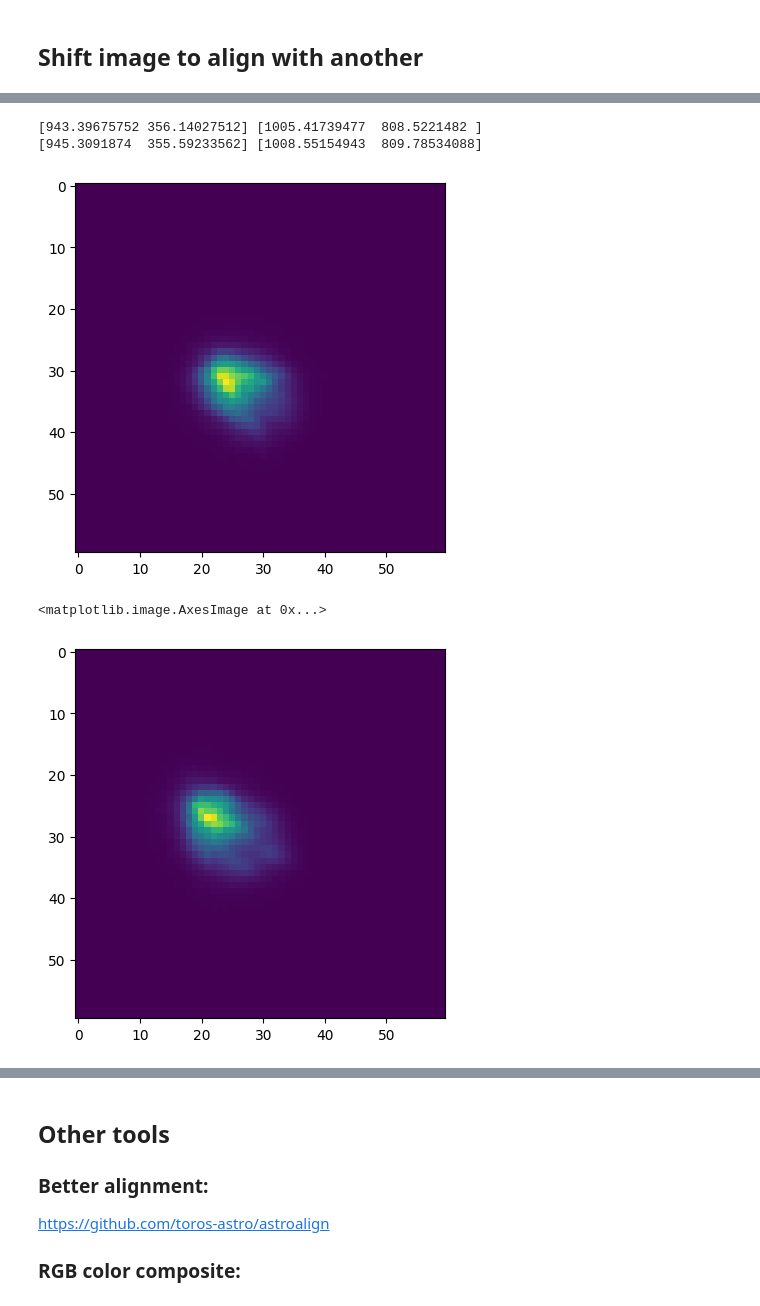
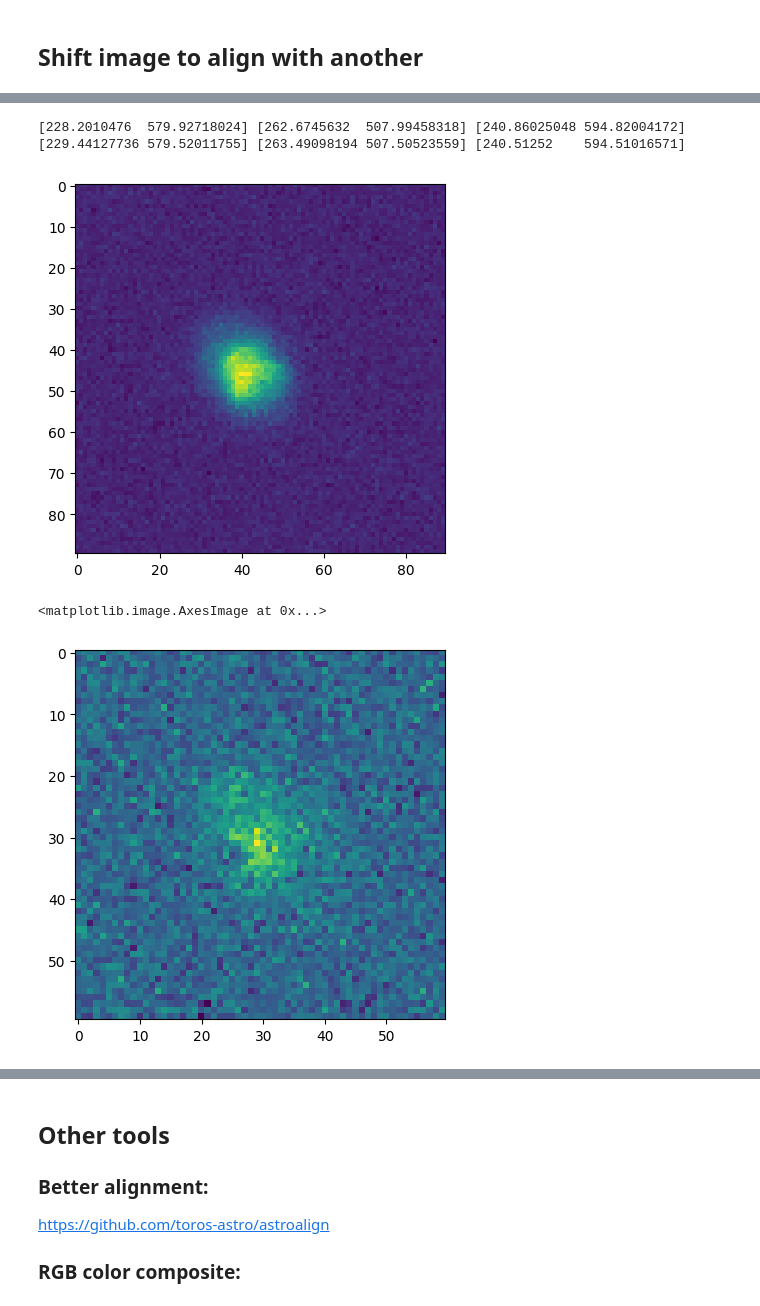
Before and after one commit to wisewizardofthestars/LA, a Jupyter notebook: IV-Image_Alignment.ipynb, the cells around one changed output, grey strips where cells are left out. Cells and saved outputs as stored; diff of their text form; code cells hidden in the pictures.

Commit message:
shifted images among 3 filters and aligned together creating final outcome

```diff
--- a/IV-Image_Alignment.ipynb
+++ b/IV-Image_Alignment.ipynb
@@ -12,12 +14,15 @@ from astropy.io import fits
 ## Shift image to align with another
 # %%
 #First load two other images:
-dir="/content/sample_data/"
-data1 = fits.getdata(dir+'altair_Blue_0012.fits')
-data2 = fits.getdata(dir+'altair_Blue_0013.fits')
-head1 = fits.getheader(dir+'altair_Blue_0012.fits')
-head2 = fits.getheader(dir+'altair_Blue_0013.fits')
+dir="./m57/shifted_stacked/"
+data1 = fits.getdata(dir+'red_stacked.fits')
+data2 = fits.getdata(dir+'blue_stacked.fits')
+data3 = fits.getdata(dir+'green_stacked.fits')
+head1 = fits.getheader(dir+'red_stacked.fits')
+head2 = fits.getheader(dir+'blue_stacked.fits')
+head3 = fits.getheader(dir+'green_stacked.fits')
 # %%
 ## Obtain rough position with the mouse
-pos1 = [948,354]
-pos2 = [1013,811]
+pos1 = [215, 565]
+pos2 = [249,493]
+pos3=[226,580]
@@ -38,21 +39,23 @@ Successfully installed photutils-1.13.0
 # %%
 ## Get centroid
-from photutils.centroids import centroid_com, centroid_2dg  #load centroid libraries
-subdata1 = data1[pos1[1]-30:pos1[1]+30,pos1[0]-30:pos1[0]+30]#select subportion of 60x60 image
-subdata2 = data2[pos2[1]-30:pos2[1]+30,pos2[0]-30:pos2[0]+30]#select subportion of 60x60 image
+#load centroid libraries
+subdata1 = data1[pos1[1]-45:pos1[1]+45,pos1[0]-45:pos1[0]+45]#select subportion of 60x60 image
+subdata2 = data2[pos2[1]-45:pos2[1]+45,pos2[0]-45:pos2[0]+45]
+subdata3 = data3[pos3[1]-45:pos3[1]+45,pos3[0]-45:pos3[0]+45]#select subportion of 60x60 image
 plt.imshow(subdata1)
-center1,center2 = centroid_2dg(subdata1)+pos1-[30,30],centroid_2dg(subdata2)+pos2-[30,30]
-ccenter1,ccenter2 = centroid_com(subdata1)+pos1-[30,30],centroid_com(subdata2)+pos2-[30,30]
-print(center1,center2)
-print(ccenter1,ccenter2)
+
+center1,center2, center3 = centroid_2dg(subdata1)+pos1-[30,30],centroid_2dg(subdata2)+pos2-[30,30],centroid_2dg(subdata3)+pos3-[30,30]
+ccenter1,ccenter2, ccenter3 = centroid_com(subdata1)+pos1-[30,30],centroid_com(subdata2)+pos2-[30,30],centroid_com(subdata3)+pos3-[30,30]
+print(center1,center2, center3)
+print(ccenter1,ccenter2, ccenter3)
 # %% [output]
-[943.39675752 356.14027512] [1005.41739477  808.5221482 ]
-[945.3091874  355.59233562] [1008.55154943  809.78534088]
+[228.2010476  579.92718024] [262.6745632  507.99458318] [240.86025048 594.82004172]
+[229.44127736 579.52011755] [263.49098194 507.50523559] [240.51252    594.51016571]
-[figure, old version]
+[figure, new version]
 # %%
 plt.imshow(subdata2)
 # %% [output]
 <matplotlib.image.AxesImage at 0x...>
-[figure, old version]
+[figure, new version]
 # %%
 ## Shift image
```
Also changed, not shown: parts of 12 cells of this notebook, 3 other files.
